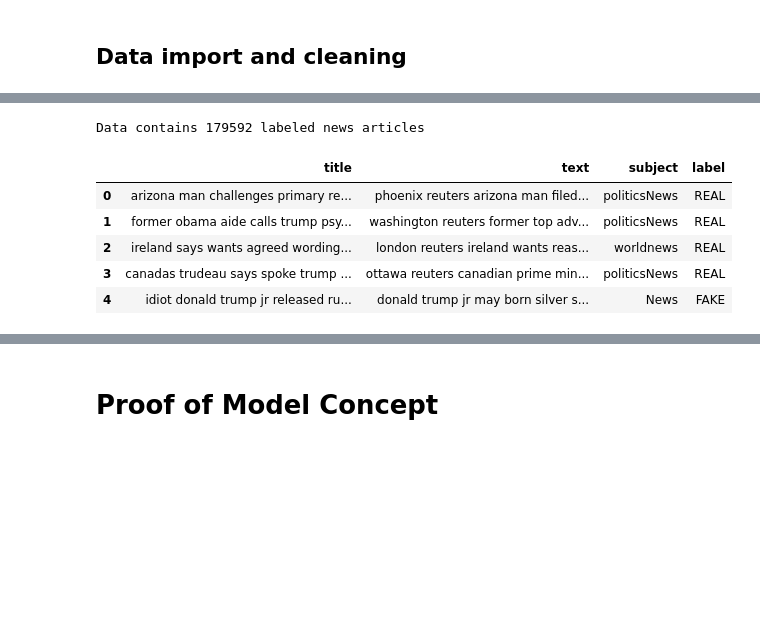
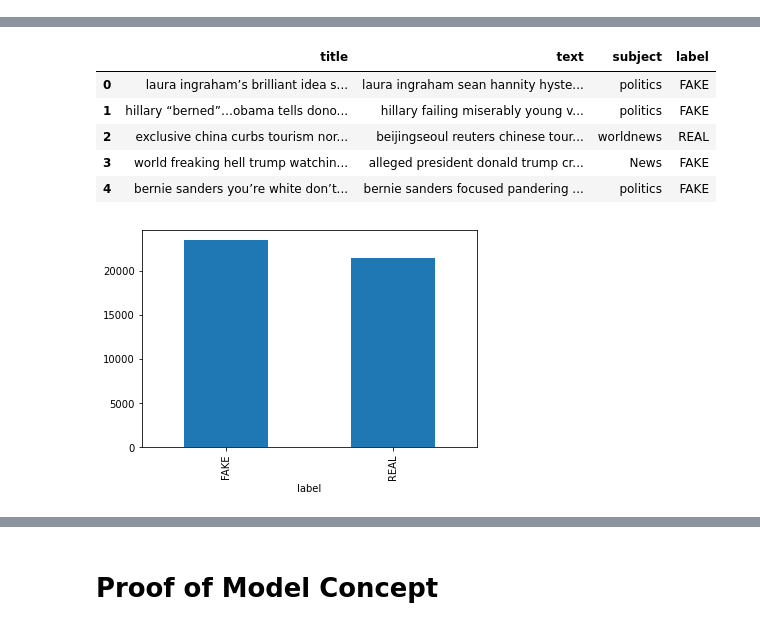
Before and after one commit to arunimap/FakeNews, a Jupyter notebook: FakeNewsAnalysis.ipynb, the cells around one changed output, grey strips where cells are left out. Cells and saved outputs as stored; diff of their text form; code cells hidden in the pictures; blank space fills up the shorter version.

```diff
--- a/FakeNewsAnalysis.ipynb
+++ b/FakeNewsAnalysis.ipynb
@@ -22,5 +23,3 @@ from sklearn.metrics import classification_report, precision_score, recall_score
-# %% [markdown]
-## Data import and cleaning
 # %%
 ## Data sets from https://www.kaggle.com/clmentbisaillon/fake-and-real-news-dataset
 df_fake = pd.read_csv('data/Fake.csv')
@@ -46,18 +46,24 @@ df_real['label'] = 'REAL'
 
 df = shuffle(pd.concat([df_fake, df_real])) # combine and shuffle data
 df.drop(['date'],axis=1,inplace=True) # drop not needed for current analysis
-df = df.dropna(axis=0).reset_index(drop=True)
+df = df.dropna(axis=0).reset_index(drop=True) # remove rows with missing information
 
+# clean the text and title columns
 for col in ['title', 'text']:
     df[col] = df[col].apply(lambda s: clean_text(s))
 
-print('Data contains', df.size, 'labeled news articles')
 df.head()
 # %% [output]
-Data contains 179592 labeled news articles
 |  | title | text | subject | label |
-| 0 | arizona man challenges primary re... | phoenix reuters arizona man filed... | politicsNews | REAL |
-| 1 | former obama aide calls trump psy... | washington reuters former top adv... | politicsNews | REAL |
-| 2 | ireland says wants agreed wording... | london reuters ireland wants reas... | worldnews | REAL |
-| 3 | canadas trudeau says spoke trump ... | ottawa reuters canadian prime min... | politicsNews | REAL |
-| 4 | idiot donald trump jr released ru... | donald trump jr may born silver s... | News | FAKE |
+| 0 | laura ingraham’s brilliant idea s... | laura ingraham sean hannity hyste... | politics | FAKE |
+| 1 | hillary “berned”…obama tells dono... | hillary failing miserably young v... | politics | FAKE |
+| 2 | exclusive china curbs tourism nor... | beijingseoul reuters chinese tour... | worldnews | REAL |
+| 3 | world freaking hell trump watchin... | alleged president donald trump cr... | News | FAKE |
+| 4 | bernie sanders you’re white don’t... | bernie sanders focused pandering ... | politics | FAKE |
+# %%
+# breakdown by article label
+df.groupby(['label'])['text'].count()
+df.groupby(['label'])['text'].count().plot(kind="bar")
+plt.show()
+# %% [output]
+[figure, added]
```
Also changed, not shown: parts of 18 cells of this notebook.
